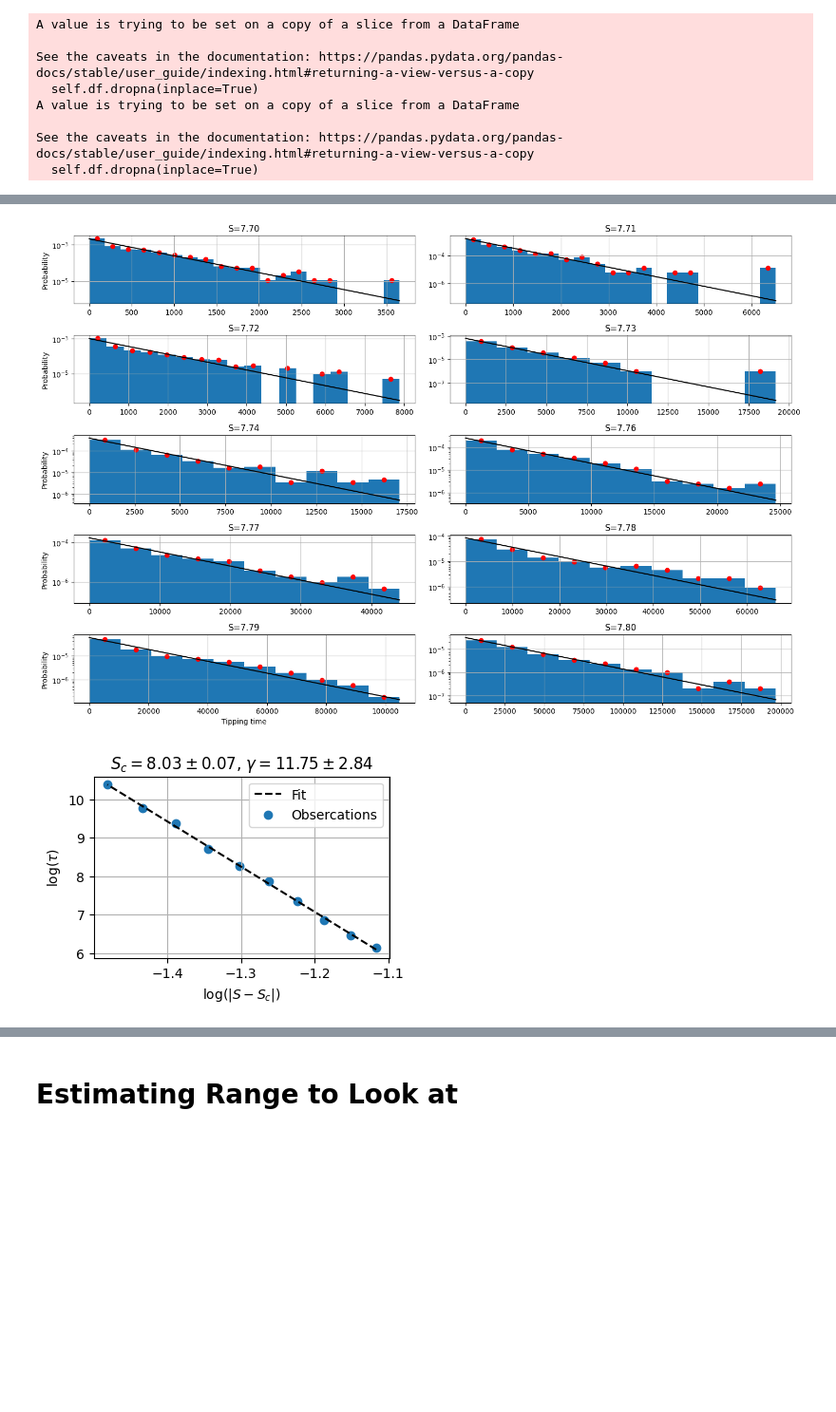
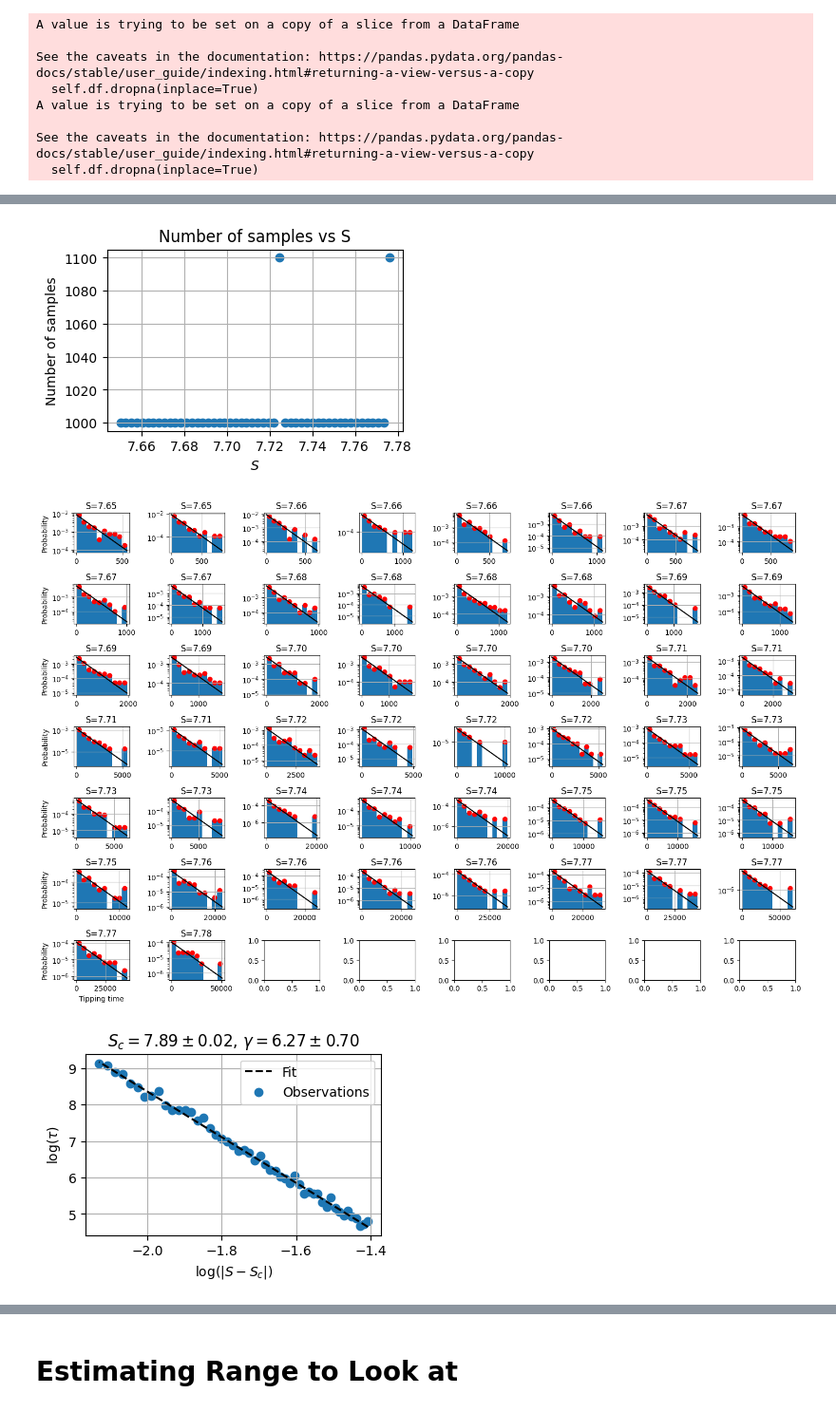
Before and after one commit to CalvinNesbitt/l96_ebm_boundary_crisis, a Jupyter notebook: notebooks/critical_exponent_fit.ipynb, the cells around one changed output, grey strips where cells are left out. Shown: that part at 95% size. Saved outputs shown, nothing was run; the diff lists cells and outputs as text; code cells hidden in the pictures; blank space fills up the shorter version.

```diff
--- a/notebooks/critical_exponent_fit.ipynb
+++ b/notebooks/critical_exponent_fit.ipynb
@@ -30,7 +30,7 @@ config_pd = Path('cfg')
 # Load lifetime data
 
 csv_file = data_pd/'transient_lifetime_more_S_samples.csv'
-new_csv_file = '/Users/cfn18/Desktop/transient_lifetime_more_S_samples.csv'
+new_csv_file = data_pd/'transient_lifetime_more_S_samples.csv'
 df = pd.read_csv(new_csv_file)
 
 sb_lifetimes = TransientLifetimeResult(df, 'sb')
@@ -57,5 +59,6 @@ sb_lifetimes.plot_scaling_lawfit()
 # %%
 w_lifetimes.plot_mean_tipping_time()
+w_lifetimes.plot_number_of_samples()
 w_lifetimes.all_tipping_time_histograms()
 w_lifetimes.plot_scaling_lawfit()
 # %% [output]
@@ -65,2 +68,3 @@ w_lifetimes.plot_scaling_lawfit()
-[figure, old version]
+[figure, new version]
-[figure, old version]
+[figure, new version]
+[figure, added]
```
Also changed, not shown: parts of 4 cells of this notebook, 3 other files.
